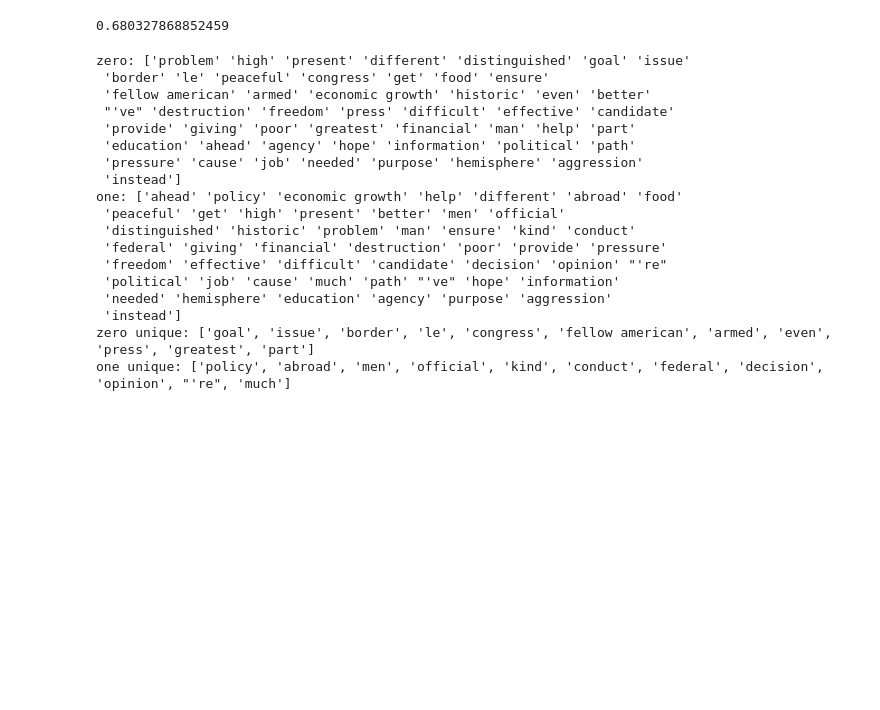
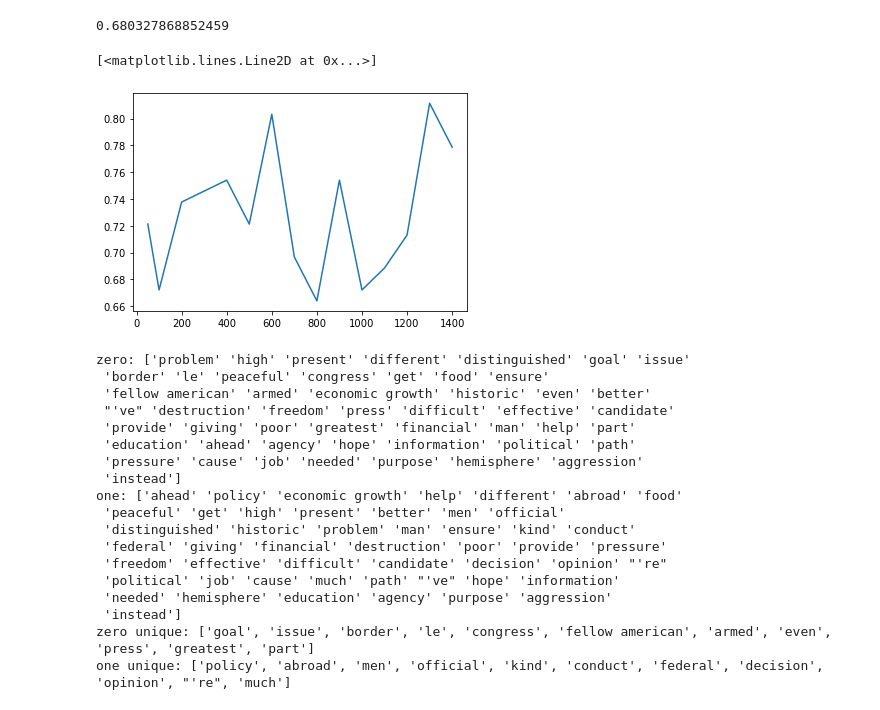
Before and after one commit to annewbarry/partisan-speech, a Jupyter notebook: partisan_speech.ipynb, the cells around one changed output. Saved outputs shown, nothing was run; the diff lists cells and outputs as text; code cells hidden in the pictures; blank space fills up the shorter version.

```diff
--- a/partisan_speech.ipynb
+++ b/partisan_speech.ipynb
@@ -93,0 +111,7 @@ df['interview'] = df['interview' in df['text']]
+# %%
+debates = df[df['debate'] == True].reindex()
+# %%
+## debates on hold
+
+for i, v in debates.iteritems():
+    print(i, v, df.iloc[i, 'debate'])
@@ -93,0 +120,25 @@ df['interview'] = df['interview' in df['text']]
+# %%
+bush_debate = df.iloc[5, :].text
+# %%
+def find_between( s, first, last ):
+    result = ''
+    while True:
+        try:
+            start = s.index(first) + len(first)
+            end = s.index( last, start )
+            result += s[start:end] + ' '
+            s = s[end:]
+        except ValueError:
+            return result
+
+def find_between_r( s, first, last ):
+    try:
+        start = s.rindex( first ) + len( first )
+        end = s.rindex( last, start )
+        return s[start:end]
+    except ValueError:
+        return ""
+
+
+bush = find_between(bush_debate, '<President Bush.>', '<')
+df.loc[5, 'text'] = bush
@@ -547,6 +602,12 @@ scores = []
 for i in feat:
     _, score = run_mnb(max_features = feat)
     scores.append(score)
+# %%
+fig, ax = plt.subplots()
+ax.plot(feat, scores)
+# %% [output]
+[<matplotlib.lines.Line2D at 0x...>]
+[figure, added]
 # %%
 zero, one, zero_unique, one_unique = get_top_features(clf.feature_log_prob_, labels, 50)
 
```
Also changed, not shown: parts of 10 cells of this notebook.
